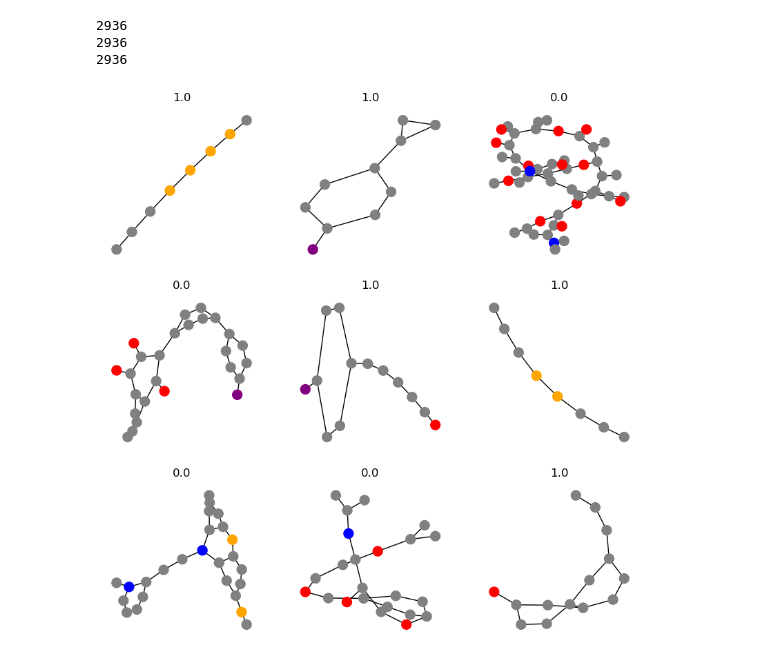
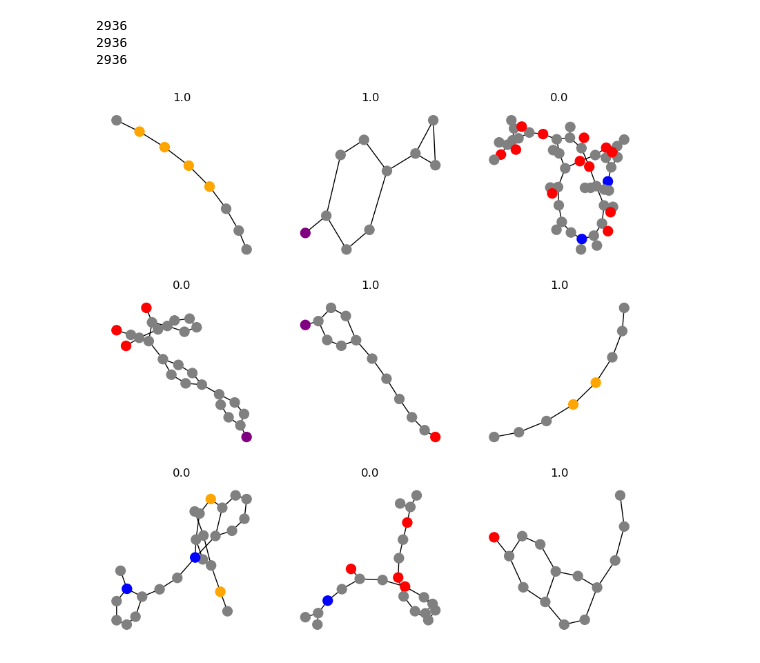
Before and after one commit to YuvalBayer/HydrophobicityGraphClassifier, a Jupyter notebook: Zinc/data_generation.ipynb, the cells around one changed output. Cells and saved outputs as stored; diff of their text form; code cells hidden in the pictures.

Commit message:
Finished process Zinc graph data and building the dataset.

```diff
--- a/Zinc/data_generation.ipynb
+++ b/Zinc/data_generation.ipynb
@@ -13,8 +13,8 @@ from sklearn.preprocessing import OneHotEncoder
 # %% [markdown]
 ## Reading the entire data
 # %%
-data_1 = pd.read_csv('RawData/200d_-1_named+fda.csv')
-data_35 = pd.read_csv('RawData/200d_3.5_+in-vitro.csv')
+data_1 = pd.read_csv('SmileData/200d_-1_named+fda.csv')
+data_35 = pd.read_csv('SmileData/200d_3.5_+in-vitro.csv')
 
 print('len(data_1)=',len(data_1))
 print('len(data_35)=',len(data_35))
@@ -114,13 +114,16 @@ According to [Sampleprep Biotage](https://sampleprep.biotage.com/blog/what-is-th
 data_x = data_x_hot_1 + data_x_hot_35
 edge_index = data_edge_index_1 + data_edge_index_35
 labels = np.append(np.zeros(len(data_x_hot_1)), np.ones(len(data_x_hot_35)))
-# %%
-#for i in range(len(data_x)):
-pd.DataFrame(labels).to_csv(f'GraphData/Labels/labels.csv', header=False, index=False)
-
-for i in range(len(data_x)):
-    pd.DataFrame(data_x[i]).to_csv(f'GraphData/NodesFeature/{i}.csv', header=False, index=False)
-    pd.DataFrame(edge_index[i]).to_csv(f'GraphData/EdgesIndex/{i}.csv', header=False, index=False)
+# %%
+for i in range(len(data_x)):
+
+    label_i = labels[i]
+    nodes_features_i = data_x[i]
+    edges_index_i = edge_index[i]
+
+    # Save the two dataframes into a single file using to_pickle()
+    with open(f'GraphData/raw/data_{i}.pkl', 'wb') as f:
+        pd.to_pickle((nodes_features_i, edges_index_i, label_i), f)
 # %% [markdown]
 ## Checking with visualization
 # %%
@@ -145,25 +148,26 @@ colors = {
 # %%
 
 fig, axes = plt.subplots(3, 3, figsize=(10,10))
-random_idx = np.random.randint(0, len(data_x), size=9)
+#random_idx = np.random.randint(0, len(data_x), size=9)
+random_idx = np.array([1727, 1722,  558, 1365, 2211, 2300, 1128,  773, 1759])
 for axis, i in zip(axes.flatten(), random_idx):
 
     # List of 1D arrays with two elements
     edges = list(edge_index[i].T)
 
     # list of atoms letters
     nodes = [Chem.rdchem.Atom(int(atom_num)).GetSymbol() for atom_num in encoder.inverse_transform(data_x[i]).flatten()]
 
     # label
     label = labels[i]
 
     # creating the graph
     G = nx.Graph()
     G.add_nodes_from([(i, {'atom':atom}) for i, atom in enumerate(nodes)])
     G.add_edges_from(edges)
 
 
     nx.draw(G, with_labels=False, ax=axis, node_color=[colors[a] for a in nodes], node_size=100)
     axis.set_title(label)
 # %% [output]
-[figure, old version]
+[figure, new version]
```
Also changed, not shown: parts of 4 cells of this notebook, 7 other files.
